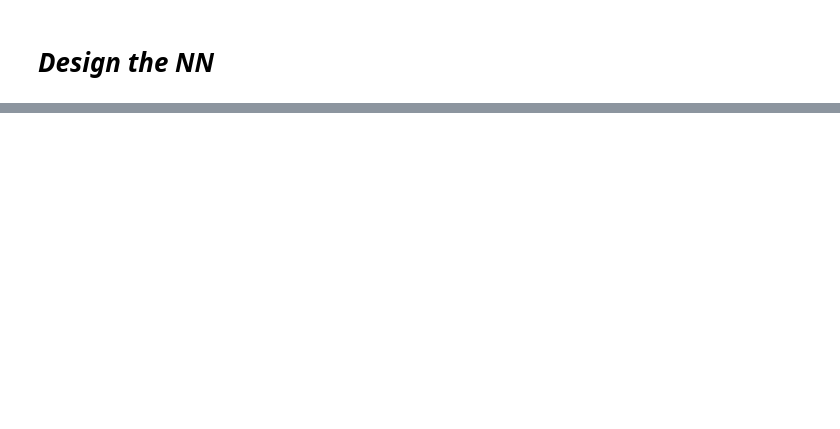
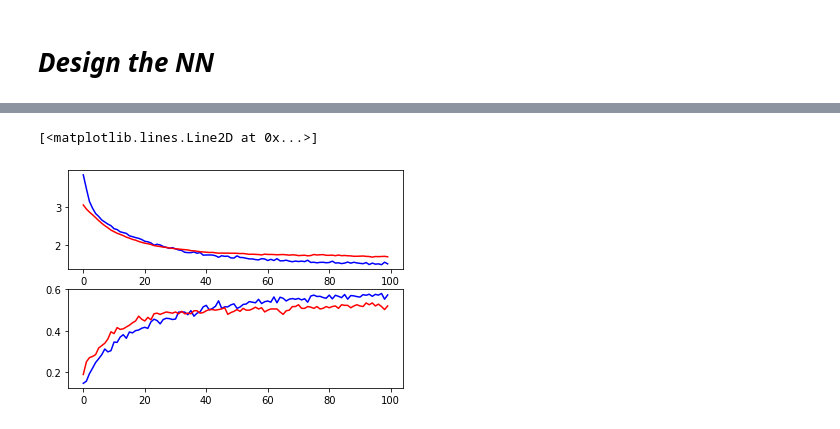
Before and after one commit to aquangnguyen1992/tensorflow_colab, a Jupyter notebook: MNIST_tensorflow.ipynb, the cells around one changed output, grey strips where cells are left out. Drawn from its saved outputs; the diff is of its cells as text; code cells hidden in the pictures; blank space fills up the shorter version.

```diff
--- a/MNIST_tensorflow.ipynb
+++ b/MNIST_tensorflow.ipynb
@@ -211,0 +306,3 @@ print(template.format(test_loss.result(),
+# %%
+my_model = create_model(conv_layer1=8, dense_node=16, dropout_rate=0.5, l2_rate=0.005)
+my_model.summary()
@@ -211,0 +327,7 @@ print(template.format(test_loss.result(),
+# %%
+BATCH_SIZE = 16
+NB_EPOCH = 100
+
+history = my_model.fit(x_max_train, y_max_train,
+             batch_size=BATCH_SIZE, epochs=NB_EPOCH,
+             validation_split=0.2, shuffle=True)
@@ -211,0 +352,11 @@ print(template.format(test_loss.result(),
+# %%
+plt.subplot(211)
+plt.plot(history.history["loss"], '-b')
+plt.plot(history.history["val_loss"], '-r')
+
+plt.subplot(212)
+plt.plot(history.history["sparse_categorical_accuracy"], '-b')
+plt.plot(history.history["val_sparse_categorical_accuracy"], '-r')
+# %% [output]
+[<matplotlib.lines.Line2D at 0x...>]
+[figure, added]
```
Also changed, not shown: parts of 14 cells of this notebook.
